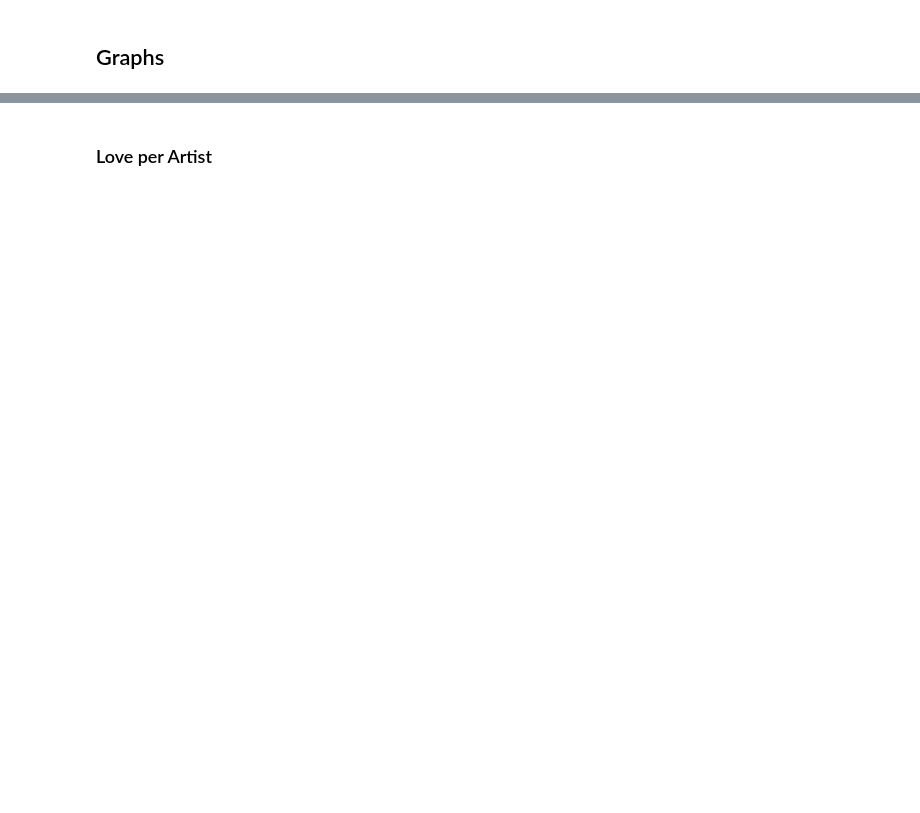
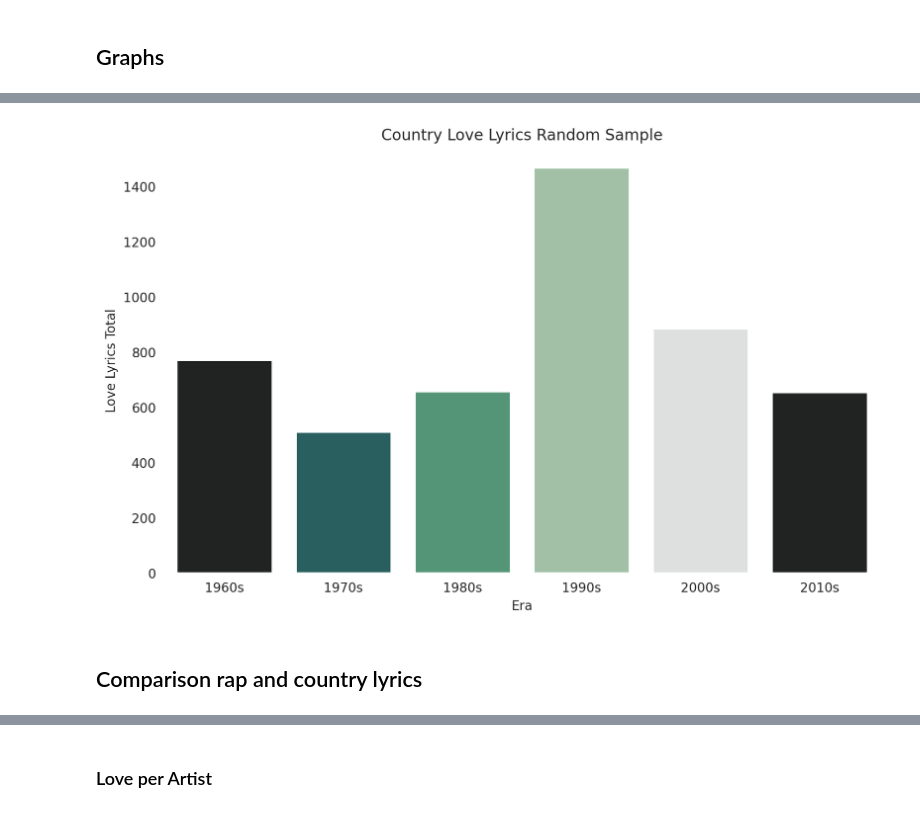
Before and after one commit to TrippingLettuce/Where-is-the-love, a Jupyter notebook: src/analysis.ipynb, the cells around one changed output, grey strips where cells are left out. Cells and saved outputs as stored; diff of their text form; code cells hidden in the pictures; blank space fills up the shorter version.

```diff
--- a/src/analysis.ipynb
+++ b/src/analysis.ipynb
@@ -91,0 +252,18 @@ plt.show()
+# %%
+df_love_Era_Random['love_total'] = df_love_Era_Random[['love', 'loved', 'loves', 'loving']].sum(axis=1)
+df_grouped = df_love_Era_Random.groupby('Era')[['love_total']].sum()
+df_grouped = df_grouped.reset_index()
+# %%
+#Con Random
+plt.figure(figsize=(10, 6), dpi=200)
+colors = ['#1f2421', '#216869', '#49a078', '#9cc5a1', '#dce1de']
+sns.set_style("darkgrid", {"axes.facecolor": "#FFFFFF"}) # replace with your hex code
+sns.barplot(data=df_grouped,x='Era',y='love_total',errorbar=None,palette=colors)
+plt.xlabel('Era')
+plt.ylabel('Love Lyrics Total')
+plt.title('Country Love Lyrics Random Sample')
+plt.show()
+# %% [output]
+[figure, added]
+# %% [markdown]
+## Comparison rap and country lyrics
```
Also changed, not shown: parts of 40 cells of this notebook, 5 other files.
